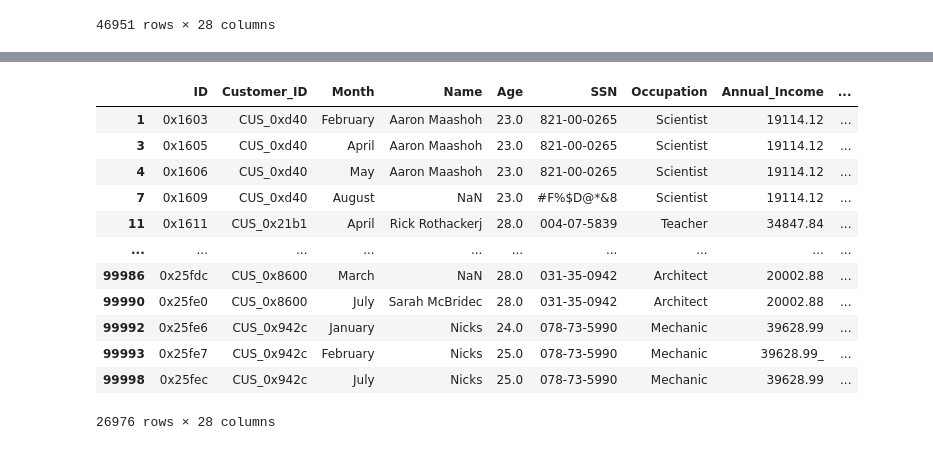
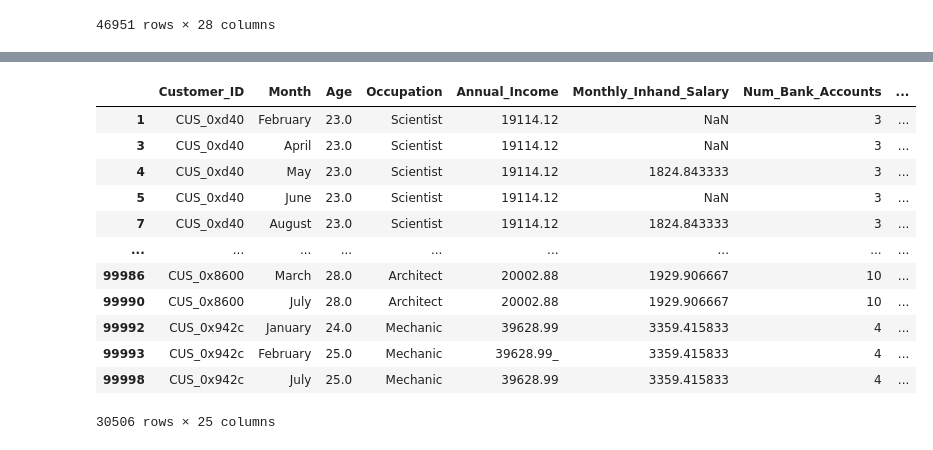
Before and after one commit to Karimme-T/Modelo-de-Puntuacion-Crediticia, a Jupyter notebook: Modelo_1.ipynb, the cells around one changed output, grey strips where cells are left out. Drawn from its saved outputs; the diff is of its cells as text; code cells hidden in the pictures.

```diff
--- a/Modelo_1.ipynb
+++ b/Modelo_1.ipynb
@@ -148,3 +140,7 @@ df_train
 | 99993 | 0x25fe7 | CUS_0x942c | February | Nicks | 25 | 078-73-5990 | Mechanic | 39628.99_ | ... |
 | 99998 | 0x25fec | CUS_0x942c | July | Nicks | 25 | 078-73-5990 | Mechanic | 39628.99 | ... |
 46951 rows × 28 columns
+# %%
+col_no_sirven = ['ID', 'Name', 'SSN']
+df_train= df_train.drop(columns=col_no_sirven)
+df_train
@@ -151,37 +161,35 @@ df_train
 # %%
 df_train['Age'] = pd.to_numeric(df_train['Age'], errors='coerce')
 df_train['Num_Bank_Accounts'] = pd.to_numeric(df_train['Num_Bank_Accounts'], errors='coerce')
 df_train['Num_Credit_Card'] = pd.to_numeric(df_train['Num_Credit_Card'], errors='coerce')
 df_train['Num_of_Loan'] = pd.to_numeric(df_train['Num_of_Loan'], errors='coerce')
 
 edad_min, edad_max = 18, 90
 val_min,  val_max  = 1, 30
 
 filas_a_borrar = (
     (df_train['Age'].lt(edad_min) | df_train['Age'].gt(edad_max)) |
     (df_train['Num_Bank_Accounts'].gt(val_max)) |
     (df_train['Num_Credit_Card'].gt(val_max)) |
-    (df_train['Num_of_Loan'].gt(val_max) | df_train['Num_of_Loan'].lt(val_min)) |
-    (df_train['Amount_invested_monthly'].astype(str).str.contains('_', na=False)) |
-    (df_train['Payment_Behaviour'].astype(str).str.contains('!', na=False))
+    (df_train['Num_of_Loan'].gt(val_max) | df_train['Num_of_Loan'].lt(val_min))
 )
 
 df_train_clean = df_train.loc[~filas_a_borrar].copy()
 df_train_clean
 # %% [output]
-|  | ID | Customer_ID | Month | Name | Age | SSN | Occupation | Annual_Income | ... |
-| 1 | 0x1603 | CUS_0xd40 | February | Aaron Maashoh | 23.0 | 821-00-0265 | Scientist | 19114.12 | ... |
-| 3 | 0x1605 | CUS_0xd40 | April | Aaron Maashoh | 23.0 | 821-00-0265 | Scientist | 19114.12 | ... |
-| 4 | 0x1606 | CUS_0xd40 | May | Aaron Maashoh | 23.0 | 821-00-0265 | Scientist | 19114.12 | ... |
-| 7 | 0x1609 | CUS_0xd40 | August | NaN | 23.0 | #F%$D@*&8 | Scientist | 19114.12 | ... |
-| 11 | 0x1611 | CUS_0x21b1 | April | Rick Rothackerj | 28.0 | 004-07-5839 | Teacher | 34847.84 | ... |
-| ... | ... | ... | ... | ... | ... | ... | ... | ... | ... |
-| 99986 | 0x25fdc | CUS_0x8600 | March | NaN | 28.0 | 031-35-0942 | Architect | 20002.88 | ... |
-| 99990 | 0x25fe0 | CUS_0x8600 | July | Sarah McBridec | 28.0 | 031-35-0942 | Architect | 20002.88 | ... |
-| 99992 | 0x25fe6 | CUS_0x942c | January | Nicks | 24.0 | 078-73-5990 | Mechanic | 39628.99 | ... |
-| 99993 | 0x25fe7 | CUS_0x942c | February | Nicks | 25.0 | 078-73-5990 | Mechanic | 39628.99_ | ... |
-| 99998 | 0x25fec | CUS_0x942c | July | Nicks | 25.0 | 078-73-5990 | Mechanic | 39628.99 | ... |
+|  | Customer_ID | Month | Age | Occupation | Annual_Income | Monthly_Inhand_Salary | Num_Bank_Accounts | ... |
+| 1 | CUS_0xd40 | February | 23.0 | Scientist | 19114.12 | NaN | 3 | ... |
+| 3 | CUS_0xd40 | April | 23.0 | Scientist | 19114.12 | NaN | 3 | ... |
+| 4 | CUS_0xd40 | May | 23.0 | Scientist | 19114.12 | 1824.843333 | 3 | ... |
+| 5 | CUS_0xd40 | June | 23.0 | Scientist | 19114.12 | NaN | 3 | ... |
+| 7 | CUS_0xd40 | August | 23.0 | Scientist | 19114.12 | 1824.843333 | 3 | ... |
+| ... | ... | ... | ... | ... | ... | ... | ... | ... |
+| 99986 | CUS_0x8600 | March | 28.0 | Architect | 20002.88 | 1929.906667 | 10 | ... |
+| 99990 | CUS_0x8600 | July | 28.0 | Architect | 20002.88 | 1929.906667 | 10 | ... |
+| 99992 | CUS_0x942c | January | 24.0 | Mechanic | 39628.99 | 3359.415833 | 4 | ... |
+| 99993 | CUS_0x942c | February | 25.0 | Mechanic | 39628.99_ | 3359.415833 | 4 | ... |
+| 99998 | CUS_0x942c | July | 25.0 | Mechanic | 39628.99 | 3359.415833 | 4 | ... |
-26976 rows × 28 columns
+30506 rows × 25 columns
 # %%
 df_train_clean = df_train_clean.drop_duplicates(subset='Customer_ID', keep='last')
 df_train_clean
```
Also changed, not shown: parts of 4 cells of this notebook.
